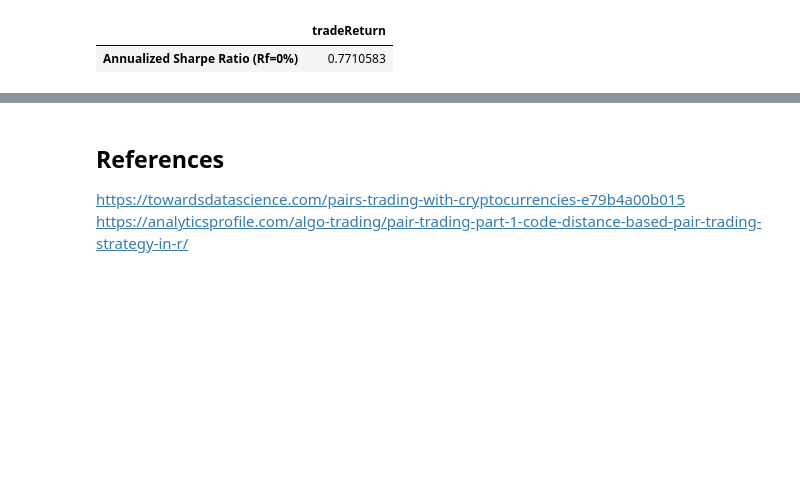
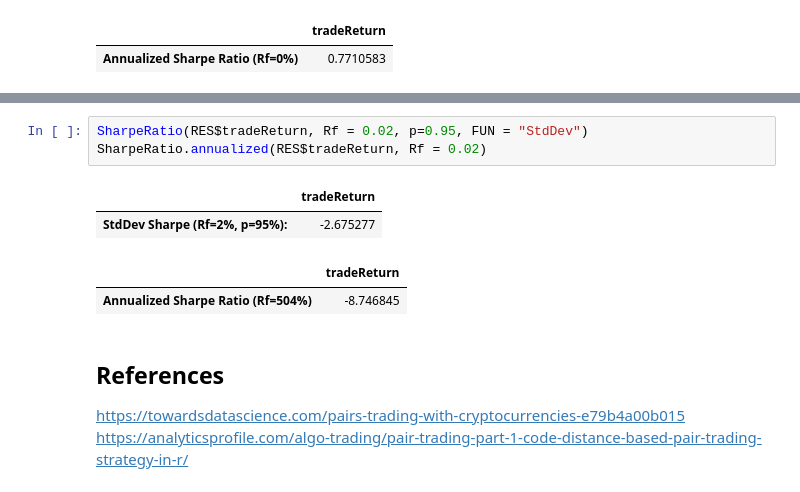
Before and after one commit to yehjxraymond/wqu_econometrics_group_proj, a Jupyter notebook: submission3/Untitled.ipynb, the cells around one changed output, grey strips where cells are left out. Saved outputs shown, nothing was run; the diff lists cells and outputs as text; blank space fills up the shorter version.

```diff
--- a/submission3/Untitled.ipynb
+++ b/submission3/Untitled.ipynb
@@ -208,3 +255,11 @@ SharpeRatio.annualized(RES$tradeReturn, Rf = 0)
+# %%
+SharpeRatio(RES$tradeReturn, Rf = 0.02, p=0.95, FUN = "StdDev")
+SharpeRatio.annualized(RES$tradeReturn, Rf = 0.02)
+# %% [output]
+|  | tradeReturn |
+| StdDev Sharpe (Rf=2%, p=95%): | -2.675277 |
+|  | tradeReturn |
+| Annualized Sharpe Ratio (Rf=504%) | -8.746845 |
 # %% [markdown]
 ## References
 https://towardsdatascience.com/pairs-trading-with-cryptocurrencies-e79b4a00b015
```
Also changed, not shown: parts of 9 cells of this notebook.
